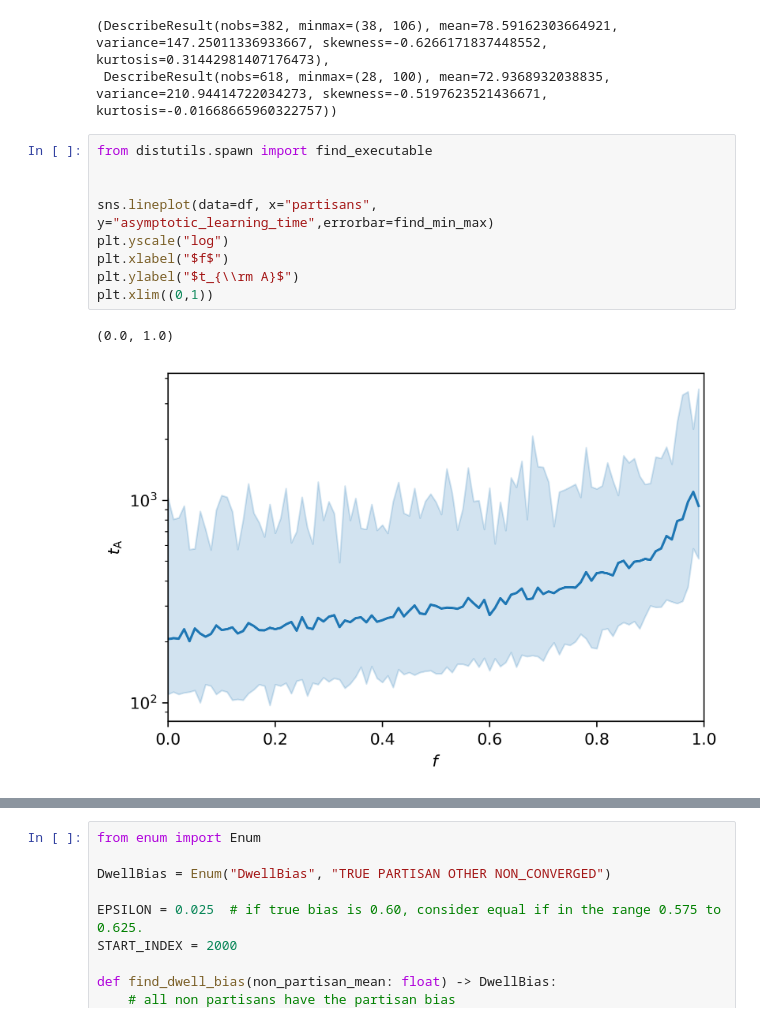
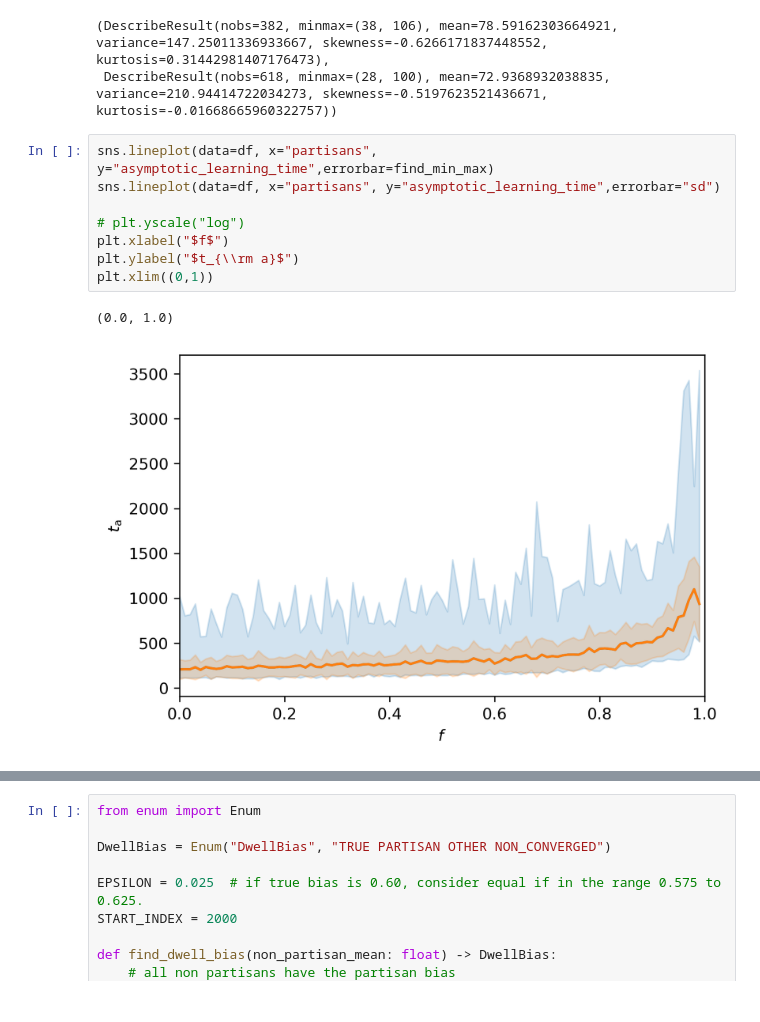
Before and after one commit to YutongB/Opinion-Dynamics, a Jupyter notebook: notebooks/fracpartisan-oppo.ipynb, the cells around one changed output, grey strips where cells are left out. Cells and saved outputs as stored; diff of their text form.

```diff
--- a/notebooks/fracpartisan-oppo.ipynb
+++ b/notebooks/fracpartisan-oppo.ipynb
@@ -150,14 +150,13 @@ sp.stats.describe(t_right),sp.stats.describe(t_wrong)
 (DescribeResult(nobs=382, minmax=(38, 106), mean=78.59162303664921, variance=147.25011336933667, skewness=-0.6266171837448552, kurtosis=0.31442981407176473),
  DescribeResult(nobs=618, minmax=(28, 100), mean=72.9368932038835, variance=210.94414722034273, skewness=-0.5197623521436671, kurtosis=-0.01668665960322757))
 # %%
-from distutils.spawn import find_executable
+sns.lineplot(data=df, x="partisans", y="asymptotic_learning_time",errorbar=find_min_max)
+sns.lineplot(data=df, x="partisans", y="asymptotic_learning_time",errorbar="sd")
 
-
-sns.lineplot(data=df, x="partisans", y="asymptotic_learning_time",errorbar=find_min_max)
-plt.yscale("log")
+# plt.yscale("log")
 plt.xlabel("$f$")
-plt.ylabel("$t_{\\rm A}$")
+plt.ylabel("$t_{\\rm a}$")
 plt.xlim((0,1))
 # %% [output]
 (0.0, 1.0)
-[figure, old version]
+[figure, new version]
```
Also changed, not shown: parts of 1 cell of this notebook, 8 other files.
